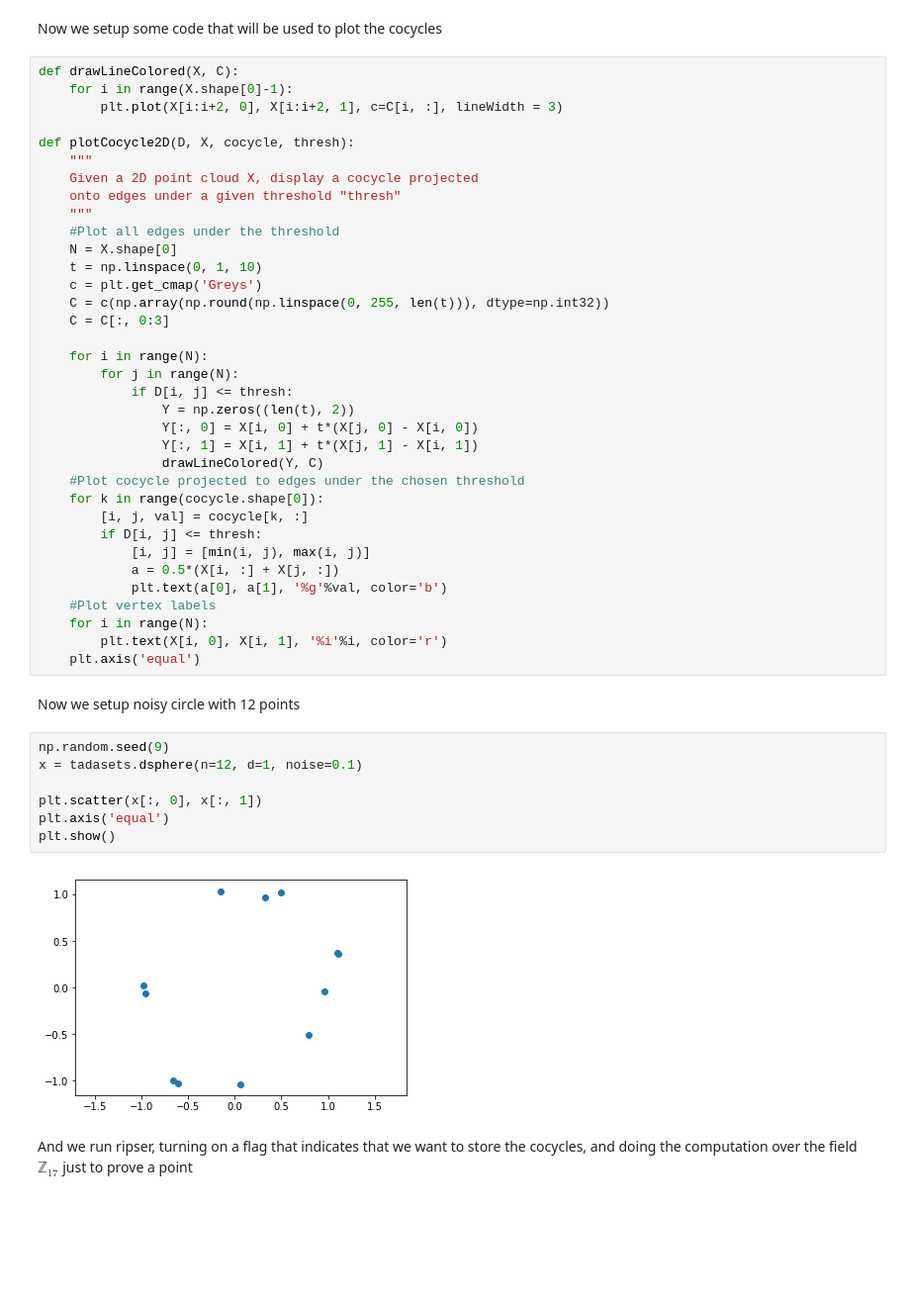
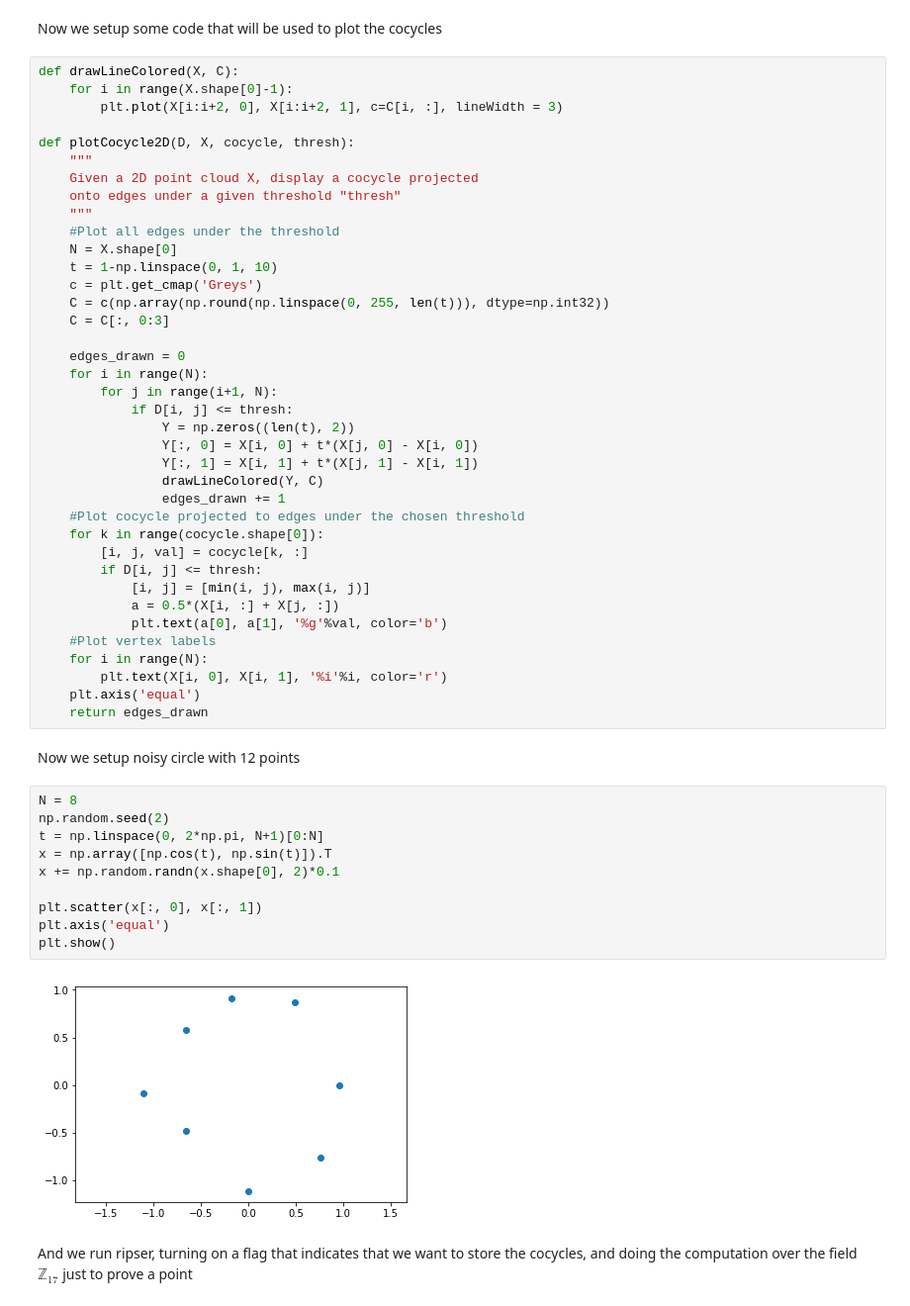
Before and after one commit to scikit-tda/ripser.py, a Jupyter notebook: docs/notebooks/Representative Cocycles.ipynb, the cells around one changed output. Shown at 99% size. Saved outputs shown, nothing was run; the diff lists cells and outputs as text; blank space fills up the shorter version.

```diff
--- a/docs/notebooks/Representative Cocycles.ipynb
+++ b/docs/notebooks/Representative Cocycles.ipynb
@@ -24,18 +24,20 @@ def plotCocycle2D(D, X, cocycle, thresh):
     """
     #Plot all edges under the threshold
     N = X.shape[0]
-    t = np.linspace(0, 1, 10)
+    t = 1-np.linspace(0, 1, 10)
     c = plt.get_cmap('Greys')
     C = c(np.array(np.round(np.linspace(0, 255, len(t))), dtype=np.int32))
     C = C[:, 0:3]
 
+    edges_drawn = 0
     for i in range(N):
-        for j in range(N):
+        for j in range(i+1, N):
             if D[i, j] <= thresh:
                 Y = np.zeros((len(t), 2))
                 Y[:, 0] = X[i, 0] + t*(X[j, 0] - X[i, 0])
                 Y[:, 1] = X[i, 1] + t*(X[j, 1] - X[i, 1])
                 drawLineColored(Y, C)
+                edges_drawn += 1
     #Plot cocycle projected to edges under the chosen threshold
     for k in range(cocycle.shape[0]):
         [i, j, val] = cocycle[k, :]
@@ -47,17 +49,21 @@ def plotCocycle2D(D, X, cocycle, thresh):
     for i in range(N):
         plt.text(X[i, 0], X[i, 1], '%i'%i, color='r')
     plt.axis('equal')
+    return edges_drawn
 # %% [markdown]
 Now we setup noisy circle with 12 points
-# %%
-np.random.seed(9)
-x = tadasets.dsphere(n=12, d=1, noise=0.1)
-
-plt.scatter(x[:, 0], x[:, 1])
-plt.axis('equal')
-plt.show()
-# %% [output]
-[figure, removed]
+# %%
+N = 8
+np.random.seed(2)
+t = np.linspace(0, 2*np.pi, N+1)[0:N]
+x = np.array([np.cos(t), np.sin(t)]).T
+x += np.random.randn(x.shape[0], 2)*0.1
+
+plt.scatter(x[:, 0], x[:, 1])
+plt.axis('equal')
+plt.show()
+# %% [output]
+[figure, added]
 # %% [markdown]
 And we run ripser, turning on a flag that indicates that we want to store the cocycles, and doing the computation over the field $\mathbb{Z}_{17}$ just to prove a point
 # %%
```
Also changed, not shown: parts of 8 cells of this notebook.
